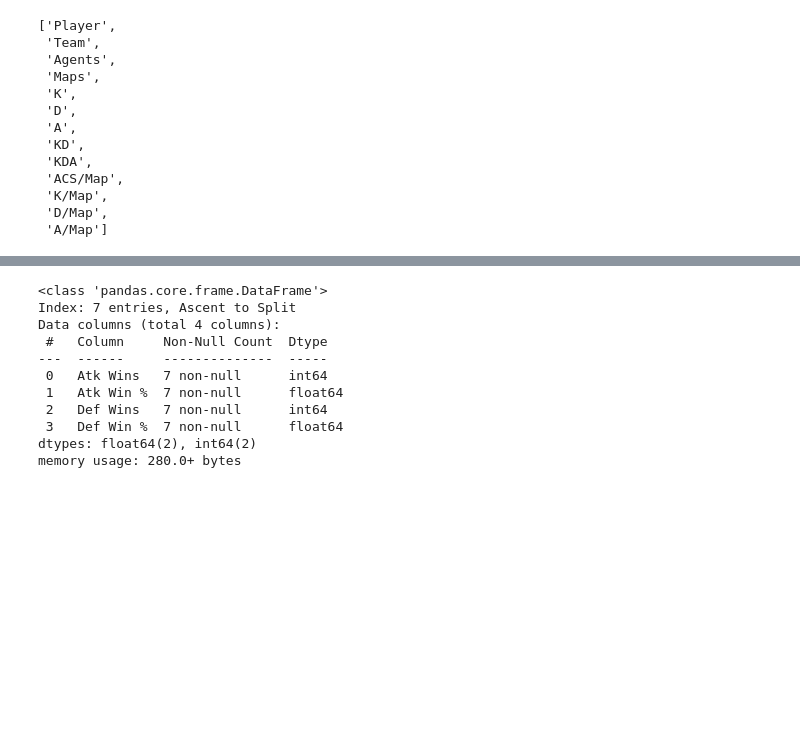
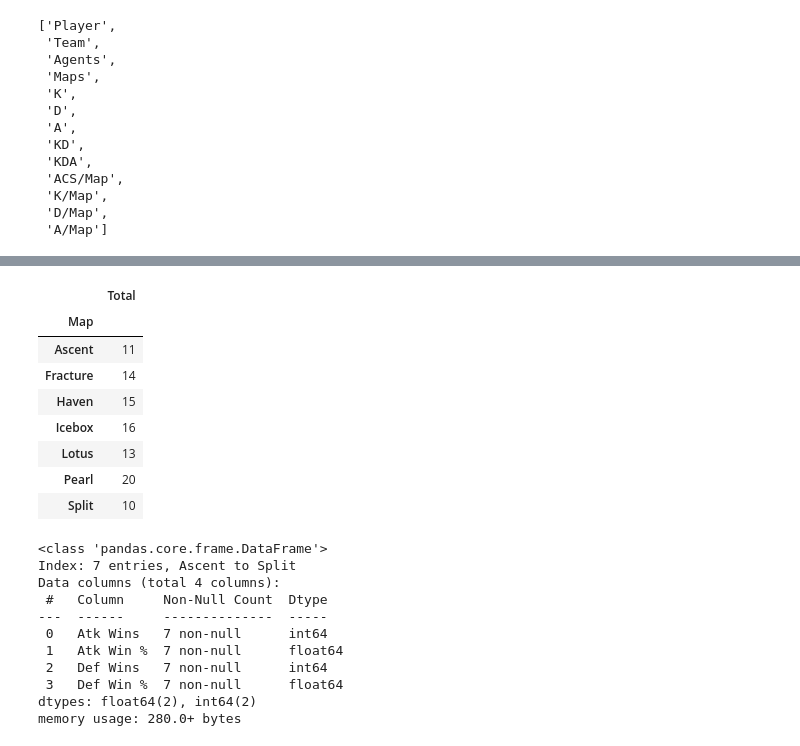
Before and after one commit to ecmanalese/LOCK-IN2023, a Jupyter notebook: Data Scraping.ipynb, the cells around one changed output, grey strips where cells are left out. Drawn from its saved outputs; the diff is of its cells as text; code cells hidden in the pictures; blank space fills up the shorter version.

```diff
--- a/Data Scraping.ipynb
+++ b/Data Scraping.ipynb
@@ -162,0 +159,26 @@ map_values
+# %%
+#Maps Picked
+
+map_table = soup.find('table',attrs={'class': 'table table-bordered'})
+map_values = map_table.find_all('tr')
+
+map_values
+
+final_data = []
+for i in range(len(map_values)):
+    temp=[]
+    for td in map_values[i].find_all(['td','th']):
+        temp.append(td.text)
+    final_data.append(temp)
+map_pick = pd.DataFrame(final_data)
+
+map_pick.columns = map_pick.iloc[0]
+map_pick.drop(0, inplace=True)
+map_pick.pop('Knockouts')
+map_pick.set_index(keys='Map', inplace=True)
+
+#removing suffix/labels of data values
+for column in map_pick.columns:
+    map_pick[column]=map_pick[column].apply(lambda x:int(x[:-1]))
+
+map_pick.info()
@@ -163,3 +194,15 @@ map_values
+# %%
+map_pick
+# %% [output]
+|  | Total |
+| Map |  |
+| Ascent | 11 |
+| Fracture | 14 |
+| Haven | 15 |
+| Icebox | 16 |
+| Lotus | 13 |
+| Pearl | 20 |
+| Split | 10 |
 # %%
 #Side Stats
 side_table = soup.find('table',attrs={'class': 'wikitable wikitable-bordered wikitable-striped'})
```
Also changed, not shown: parts of 7 cells of this notebook.
